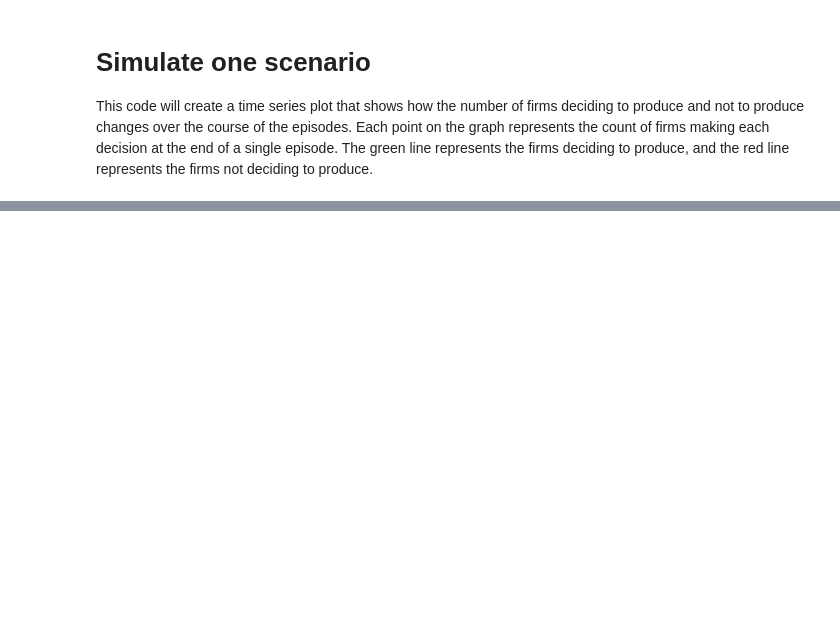
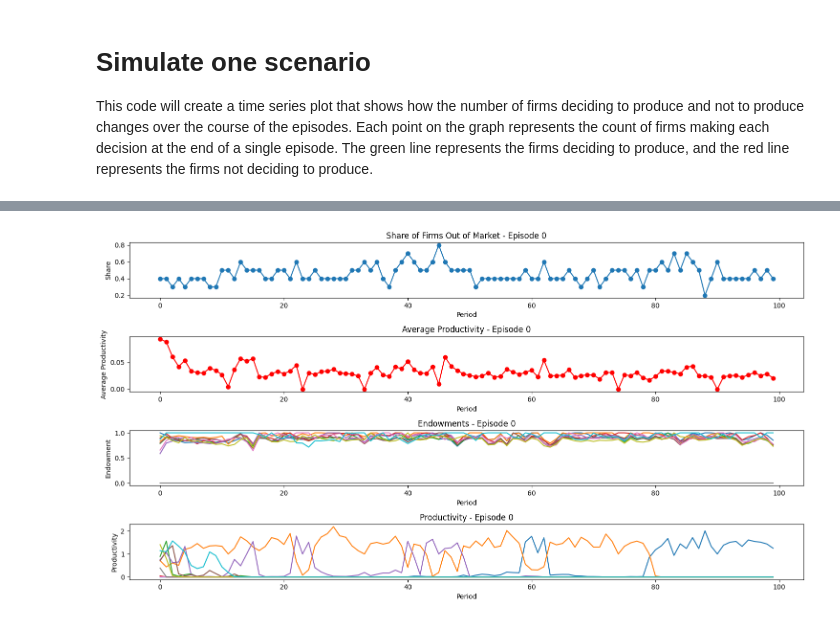
Before and after one commit to RickyJ99/master-thesis-cleansing-effect, a Jupyter notebook: agent_reinforcment learning.ipynb, the cells around one changed output, grey strips where cells are left out. Saved outputs shown, nothing was run; the diff lists cells and outputs as text; code cells hidden in the pictures; blank space fills up the shorter version.

```diff
--- a/agent_reinforcment learning.ipynb
+++ b/agent_reinforcment learning.ipynb
@@ -487,0 +518,80 @@ Period: 99, Share of firms out of market: 0.00
+# %%
+# Define the simulation function
+def simulate_and_plot(num_episodes, firm_models):
+    episode_results             = []
+
+    for episode in range(num_episodes):
+        # Reinforcement Learning Setup
+        env = FirmEnvironment(num_firms=10, num_periods=100)
+        share_out_of_market_series  = []
+        avg_productivity_series     = []
+        productivity_series         = []
+        endowments_series           = []
+
+        for period in range(env.num_periods):
+            actions = []
+
+            for i in range(env.num_firms):
+                action = get_action(
+                    env.endowments[i],
+                    env.productivity[i],
+                    0.3,
+                    firm_models[i]
+                    )
+                actions.append(action)
+
+            rewards, next_state = env.step(actions)
+
+            share_out_of_market_series.append(((env.num_firms - np.count_nonzero(env.production)) / (env.num_firms)))
+            avg_productivity_series.append(env.avg_productivity)
+            productivity_series.append(env.productivity)
+            endowments_series.append(next_state)
+
+        # Append the episode results
+        episode_results.append({
+            "avg_productivity_series": avg_productivity_series,
+            "endowments_series": endowments_series,
+            "share_out_of_market_series": share_out_of_market_series,
+            "productivity_series": productivity_series
+        })
+
+    # Plot the time series data for each episode
+    for episode, results in enumerate(episode_results):
+        avg_productivity_series = results["avg_productivity_series"]
+        endowments_series = results["endowments_series"]
+        share_out_of_market_series = results["share_out_of_market_series"]
+        productivity_series = results['productivity_series']
+        print(np.correlate(avg_productivity_series, share_out_of_market_series))
+        plt.figure(figsize=(15, 8))
+        plt.subplot(4, 1, 1)
+        plt.plot(share_out_of_market_series, marker='o')
+        plt.title(f"Share of Firms Out of Market - Episode {episode}")
+        plt.xlabel("Period")
+        plt.ylabel("Share")
+
+        plt.subplot(4, 1, 2)
+        plt.plot(avg_productivity_series, marker='o', color='r')
+        plt.title(f"Average Productivity - Episode {episode}")
+        plt.xlabel("Period")
+        plt.ylabel("Average Productivity")
+
+        plt.subplot(4, 1, 3)
+        plt.plot(endowments_series)
+        plt.title(f"Endowments - Episode {episode}")
+        plt.xlabel("Period")
+        plt.ylabel("Endowment")
+
+        plt.subplot(4, 1, 4)
+        plt.plot(productivity_series)
+        plt.title(f"Productivity - Episode {episode}")
+        plt.xlabel("Period")
+        plt.ylabel("Productivity")
+
+        plt.tight_layout()
+        plt.show()
+
+# Call the simulate_and_plot function with the desired number of episodes and the firm_models array
+num_episodes = 5
+firm_models = [AIModel() for _ in range(10)]  # Replace with your array of firm models
+simulate_and_plot(num_episodes=num_episodes, firm_models=firm_models)
+# %% [output]
@@ -487,0 +599 @@ Period: 99, Share of firms out of market: 0.00
+[figure, added]
```
Also changed, not shown: parts of 8 cells of this notebook, 55 other files.
